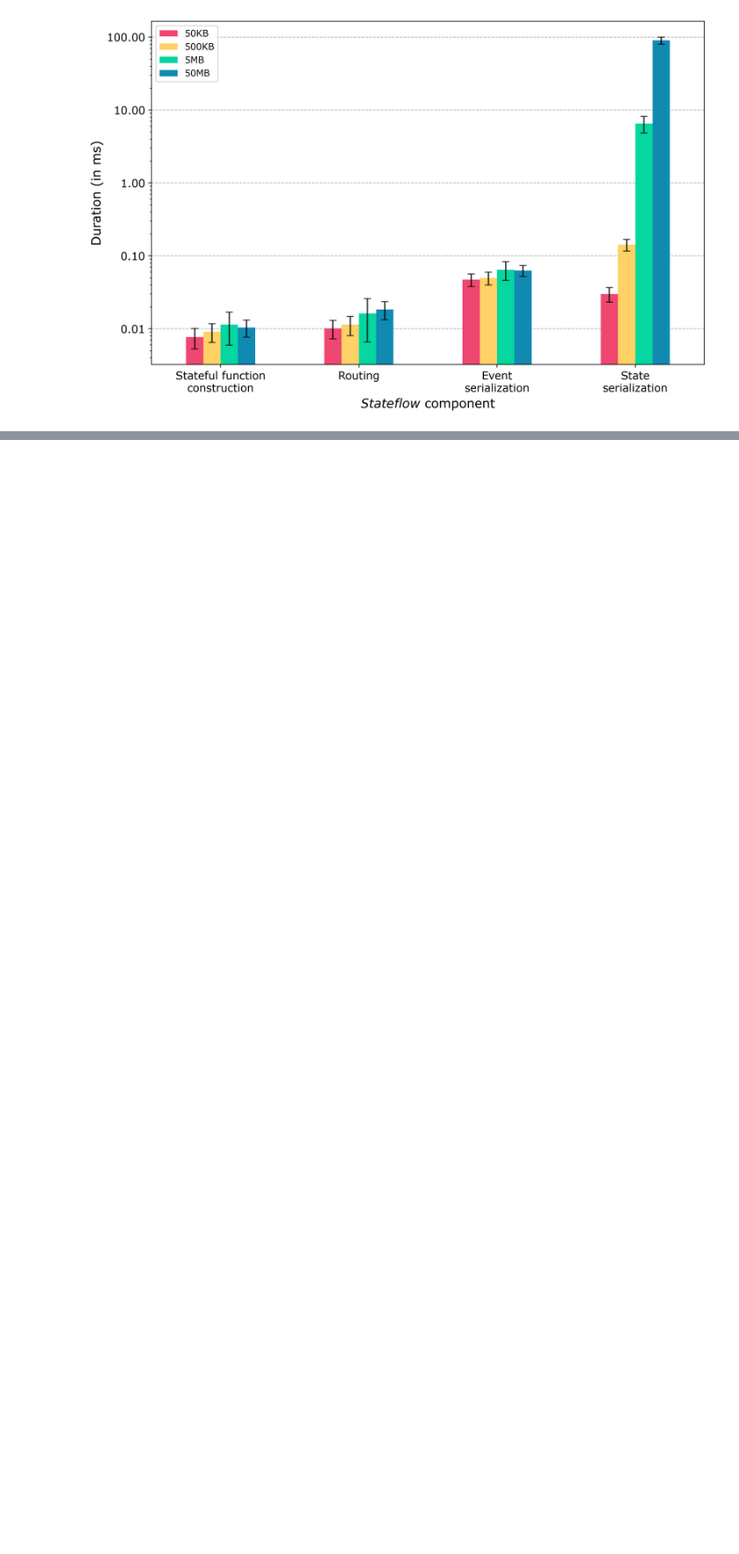
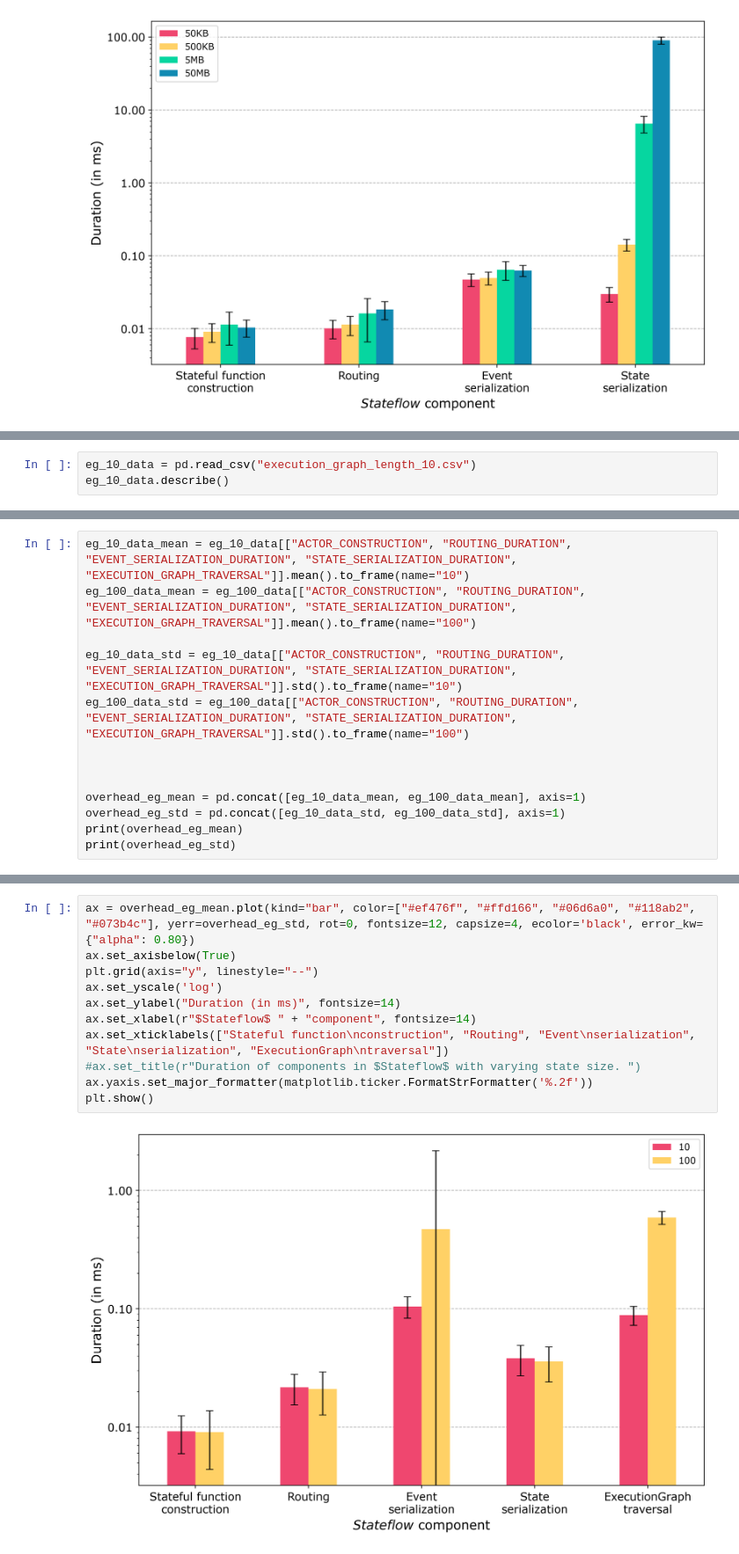
Before and after one commit to delftdata/stateflow-evaluation, a Jupyter notebook: results/overhead/overhead_results.ipynb, the cells around one changed output, grey strips where cells are left out. Shown at 88% size. Cells and saved outputs as stored; diff of their text form; blank space fills up the shorter version.

```diff
--- a/results/overhead/overhead_results.ipynb
+++ b/results/overhead/overhead_results.ipynb
@@ -172,0 +177,3 @@ plt.show()
+# %%
+eg_10_data = pd.read_csv("execution_graph_length_10.csv")
+eg_10_data.describe()
@@ -172,0 +200,13 @@ plt.show()
+# %%
+eg_10_data_mean = eg_10_data[["ACTOR_CONSTRUCTION", "ROUTING_DURATION", "EVENT_SERIALIZATION_DURATION", "STATE_SERIALIZATION_DURATION", "EXECUTION_GRAPH_TRAVERSAL"]].mean().to_frame(name="10")
+eg_100_data_mean = eg_100_data[["ACTOR_CONSTRUCTION", "ROUTING_DURATION", "EVENT_SERIALIZATION_DURATION", "STATE_SERIALIZATION_DURATION", "EXECUTION_GRAPH_TRAVERSAL"]].mean().to_frame(name="100")
+
+eg_10_data_std = eg_10_data[["ACTOR_CONSTRUCTION", "ROUTING_DURATION", "EVENT_SERIALIZATION_DURATION", "STATE_SERIALIZATION_DURATION", "EXECUTION_GRAPH_TRAVERSAL"]].std().to_frame(name="10")
+eg_100_data_std = eg_100_data[["ACTOR_CONSTRUCTION", "ROUTING_DURATION", "EVENT_SERIALIZATION_DURATION", "STATE_SERIALIZATION_DURATION", "EXECUTION_GRAPH_TRAVERSAL"]].std().to_frame(name="100")
+
+
+
+overhead_eg_mean = pd.concat([eg_10_data_mean, eg_100_data_mean], axis=1)
+overhead_eg_std = pd.concat([eg_10_data_std, eg_100_data_std], axis=1)
+print(overhead_eg_mean)
+print(overhead_eg_std)
@@ -172,0 +226,13 @@ plt.show()
+# %%
+ax = overhead_eg_mean.plot(kind="bar", color=["#ef476f", "#ffd166", "#06d6a0", "#118ab2", "#073b4c"], yerr=overhead_eg_std, rot=0, fontsize=12, capsize=4, ecolor='black', error_kw={"alpha": 0.80})
+ax.set_axisbelow(True)
+plt.grid(axis="y", linestyle="--")
+ax.set_yscale('log')
+ax.set_ylabel("Duration (in ms)", fontsize=14)
+ax.set_xlabel(r"$Stateflow$ " + "component", fontsize=14)
+ax.set_xticklabels(["Stateful function\nconstruction", "Routing", "Event\nserialization", "State\nserialization", "ExecutionGraph\ntraversal"])
+#ax.set_title(r"Duration of components in $Stateflow$ with varying state size. ")
+ax.yaxis.set_major_formatter(matplotlib.ticker.FormatStrFormatter('%.2f'))
+plt.show()
+# %% [output]
+[figure, added]
```
Also changed, not shown: parts of 7 cells of this notebook.
